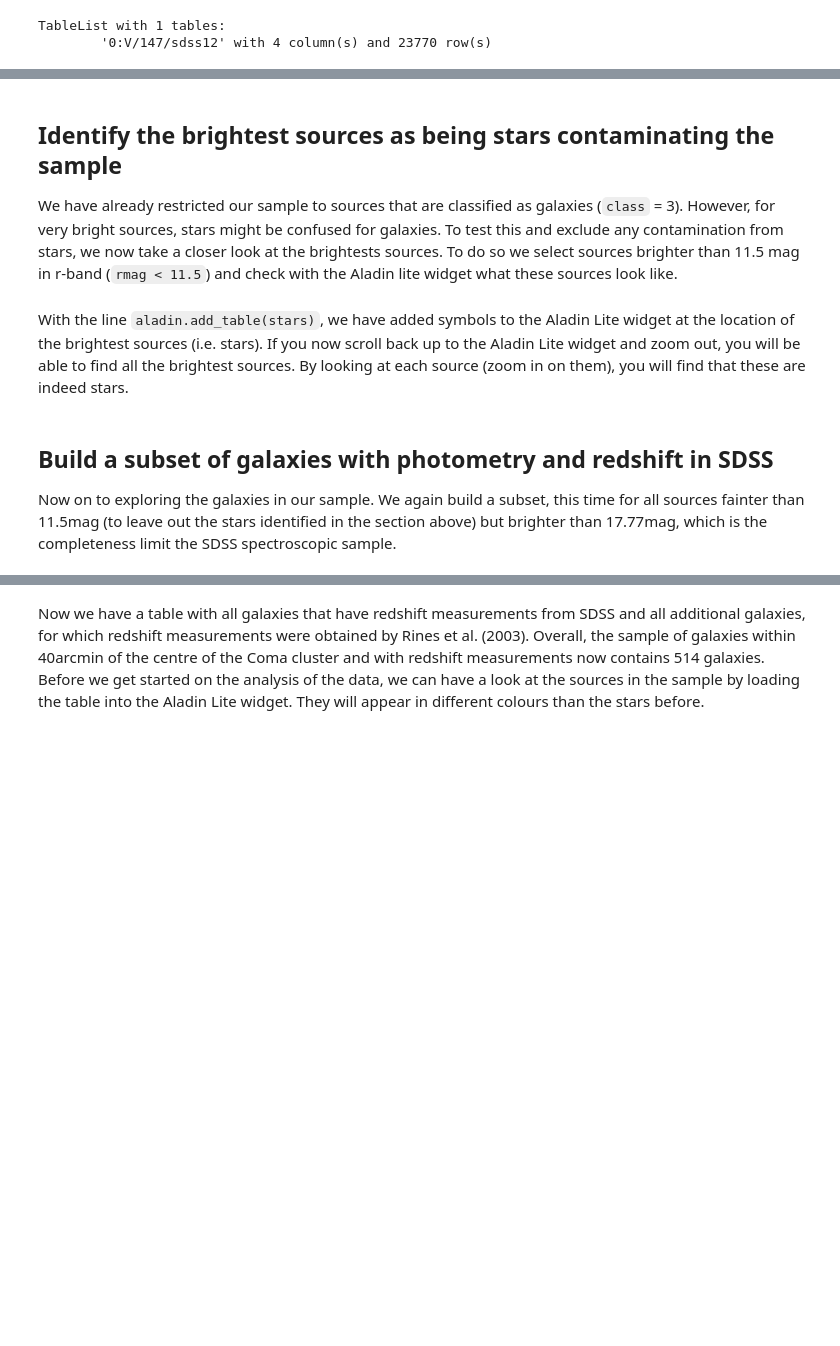
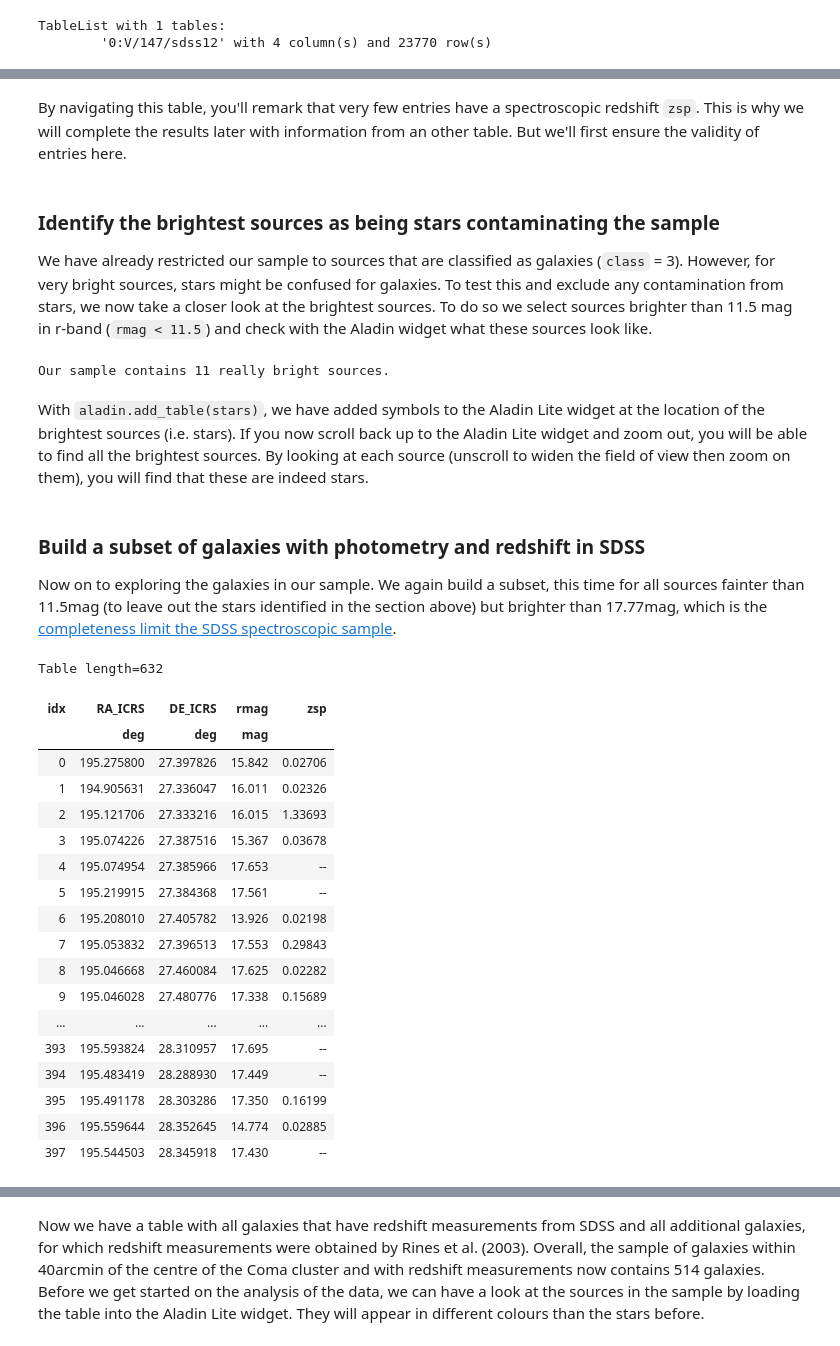
Before and after one commit to cds-astro/tutorials, a Jupyter notebook: Notebooks/Abel1656_The_Coma_Cluster_of_Galaxies.ipynb, the cells around one changed output, grey strips where cells are left out. Cells and saved outputs as stored; diff of their text form; code cells hidden in the pictures; blank space fills up the shorter version.

```diff
--- a/Notebooks/Abel1656_The_Coma_Cluster_of_Galaxies.ipynb
+++ b/Notebooks/Abel1656_The_Coma_Cluster_of_Galaxies.ipynb
@@ -132,17 +249,42 @@ sdss.show_in_notebook()
+# %% [markdown]
+By navigating this table, you'll remark that very few entries have a spectroscopic redshift `zsp`. This is why we will complete the results later with information from an other table. But we'll first ensure the validity of entries here.
 # %% [markdown]
-## Identify the brightest sources as being stars contaminating the sample
-We have already restricted our sample to sources that are classified as galaxies (`class` = 3). However, for very bright sources, stars might be confused for galaxies. To test this and exclude any contamination from stars, we now take a closer look at the brightests sources. To do so we select sources brighter than 11.5 mag in r-band (`rmag < 11.5`) and check with the Aladin lite widget what these sources look like.
+### Identify the brightest sources as being stars contaminating the sample
+We have already restricted our sample to sources that are classified as galaxies (`class` = 3). However, for very bright sources, stars might be confused for galaxies. To test this and exclude any contamination from stars, we now take a closer look at the brightest sources. To do so we select sources brighter than 11.5 mag in r-band (`rmag < 11.5`) and check with the Aladin widget what these sources look like.
 # %%
 stars = sdss[sdss['rmag'] < 11.5]
 aladin.add_table(stars['RA_ICRS', 'DE_ICRS'])
-print('Our sample contains {} really bright sources.'.format(len(stars)))
+print(f'Our sample contains {len(stars)} really bright sources.')
+# %% [output]
+Our sample contains 11 really bright sources.
 # %% [markdown]
-With the line `aladin.add_table(stars)`, we have added symbols to the Aladin Lite widget at the location of the brightest sources (i.e. stars). If you now scroll back up to the Aladin Lite widget and zoom out, you will be able to find all the brightest sources. By looking at each source (zoom in on them), you will find that these are indeed stars.
+With `aladin.add_table(stars)`, we have added symbols to the Aladin Lite widget at the location of the brightest sources (i.e. stars). If you now scroll back up to the Aladin Lite widget and zoom out, you will be able to find all the brightest sources. By looking at each source (unscroll to widen the field of view then zoom on them), you will find that these are indeed stars.
 # %% [markdown]
-## Build a subset of galaxies with photometry and redshift in SDSS
+### Build a subset of galaxies with photometry and redshift in SDSS
+
 Now on to exploring the galaxies in our sample.
-We again build a subset, this time for all sources fainter than 11.5mag (to leave out the stars identified in the section above) but brighter than 17.77mag, which is the completeness limit the SDSS spectroscopic sample.
+We again build a subset, this time for all sources fainter than 11.5mag (to leave out the stars identified in the section above) but brighter than 17.77mag, which is the [completeness limit the SDSS spectroscopic sample](https://www.sdss.org/dr12/algorithms/legacy_target_selection/).
 # %%
 zsp17 = sdss[(sdss['rmag'] > 11.5) & (sdss['rmag'] < 17.77)]
-zsp17.show_in_notebook()
+zsp17.show_in_notebook(display_length=15)
+# %% [output]
+Table length=632
+| idx | RA_ICRS | DE_ICRS | rmag | zsp |
+|  | deg | deg | mag |  |
+| 0 | 195.275800 | 27.397826 | 15.842 | 0.02706 |
+| 1 | 194.905631 | 27.336047 | 16.011 | 0.02326 |
+| 2 | 195.121706 | 27.333216 | 16.015 | 1.33693 |
+| 3 | 195.074226 | 27.387516 | 15.367 | 0.03678 |
+| 4 | 195.074954 | 27.385966 | 17.653 | -- |
+| 5 | 195.219915 | 27.384368 | 17.561 | -- |
+| 6 | 195.208010 | 27.405782 | 13.926 | 0.02198 |
+| 7 | 195.053832 | 27.396513 | 17.553 | 0.29843 |
+| 8 | 195.046668 | 27.460084 | 17.625 | 0.02282 |
+| 9 | 195.046028 | 27.480776 | 17.338 | 0.15689 |
+| ... | ... | ... | ... | ... |
+| 393 | 195.593824 | 28.310957 | 17.695 | -- |
+| 394 | 195.483419 | 28.288930 | 17.449 | -- |
+| 395 | 195.491178 | 28.303286 | 17.350 | 0.16199 |
+| 396 | 195.559644 | 28.352645 | 14.774 | 0.02885 |
+| 397 | 195.544503 | 28.345918 | 17.430 | -- |
 # %% [markdown]
```
Also changed, not shown: parts of 62 cells of this notebook.
